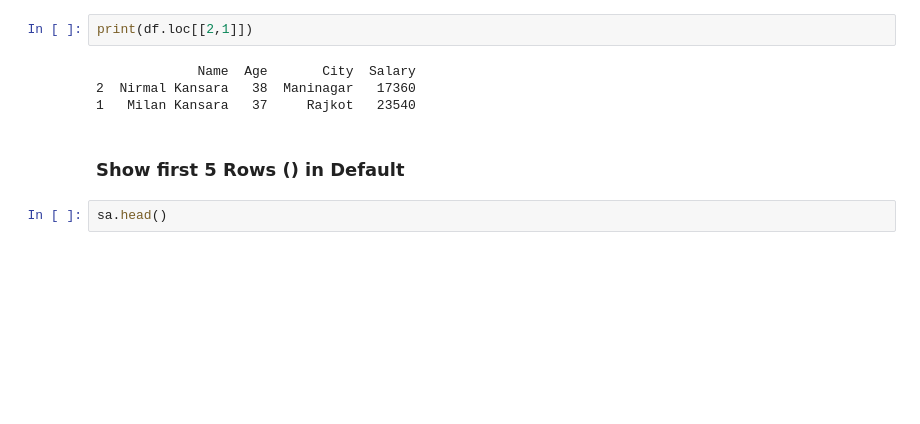
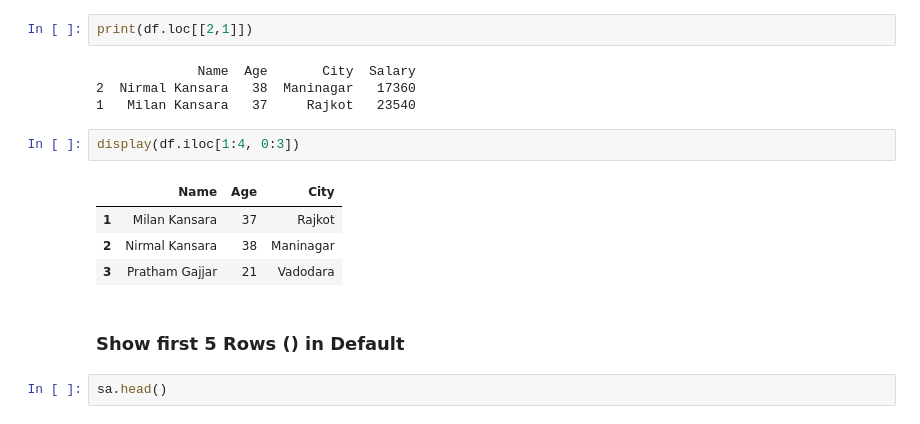
Before and after one commit to Dhrumil0103/Prectice_Jupyter, a Jupyter notebook: Pandas_Prectice.ipynb, the cells around one changed output. Saved outputs shown, nothing was run; the diff lists cells and outputs as text; blank space fills up the shorter version.

```diff
--- a/Pandas_Prectice.ipynb
+++ b/Pandas_Prectice.ipynb
@@ -303,6 +303,13 @@ print(df.loc[[2,1]])
              Name  Age       City  Salary
 2  Nirmal Kansara   38  Maninagar   17360
 1   Milan Kansara   37     Rajkot   23540
+# %%
+display(df.iloc[1:4, 0:3])
+# %% [output]
+|  | Name | Age | City |
+| 1 | Milan Kansara | 37 | Rajkot |
+| 2 | Nirmal Kansara | 38 | Maninagar |
+| 3 | Pratham Gajjar | 21 | Vadodara |
 # %% [markdown]
 ### Show first 5 Rows () in Default
 # %%
```
Also changed, not shown: 1 other file.
